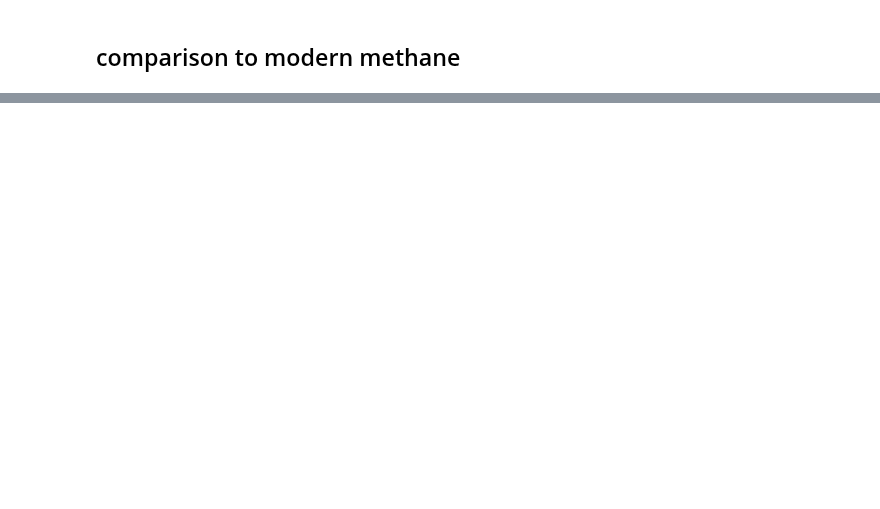
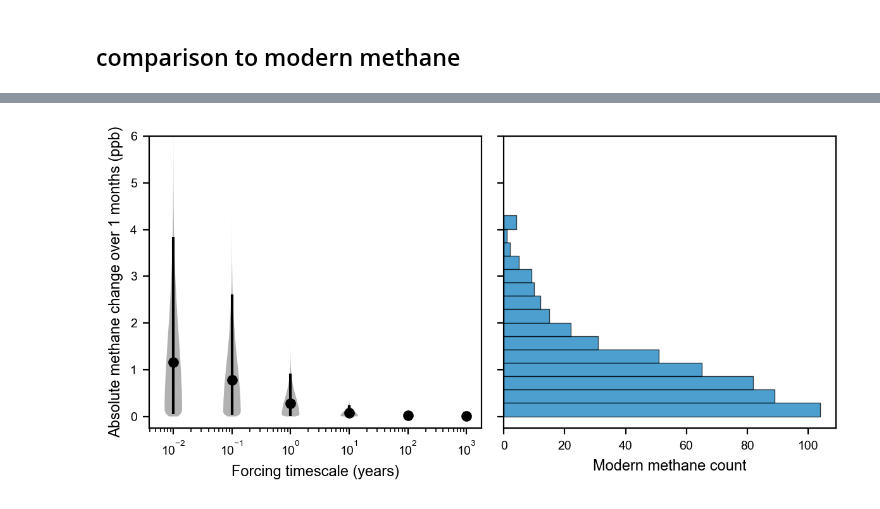
Before and after one commit to ericjmei/methane_noise_forcing, a Jupyter notebook: notebooks/annual_growth_rate.ipynb, the cells around one changed output, grey strips where cells are left out. Drawn from its saved outputs; the diff is of its cells as text; code cells hidden in the pictures; blank space fills up the shorter version.

```diff
--- a/notebooks/annual_growth_rate.ipynb
+++ b/notebooks/annual_growth_rate.ipynb
@@ -439,0 +518,95 @@ plt.tight_layout()
+# %%
+# plot change in methane over some interval against observed histogram (monthly)
+fig, axs = plt.subplots(1, 2, figsize=(fig_width_options["two_column_large"]-1, 3), sharey=True)
+axs = axs.flatten()
+ylim = (-0.25, 6)
+
+# first panel same as above, but with violin plots
+violin_width = 0.7  # adjust this to change violin width
+density_points = 256
+width_decades = 0.15   # controls violin half-width in log10 space
+alpha_fill = 0.3
+# prepare data for violin plots
+violin_data = []
+violin_positions = []
+for timescale in timescales:
+    data = noise_change_abs_monthly.ch4.sel(forcing_timescale=timescale).values.flatten() # remove any NaN values
+    data = data[~np.isnan(data)]
+    violin_data.append(data)
+    violin_positions.append(timescale)
+for x0, timescale in zip(violin_positions, timescales):
+    data = noise_change_abs_monthly.ch4.sel(forcing_timescale=timescale).values.ravel()
+    data = data[~np.isnan(data)]
+    if data.size == 0:
+        continue
+
+    # Data support (clip range)
+    dmin, dmax = np.min(data), np.max(data)
+
+    # KDE fit
+    kde = gaussian_kde(data)
+
+    # y-grid clipped to [dmin, dmax]
+    y = np.linspace(dmin, dmax, density_points)
+    v = kde(y)
+
+    # normalize density to [0, 1]
+    v = v / v.max()
+
+    # Convert density to symmetric half-width in decades
+    half_width_decades = width_decades * v
+    m = 10.0 ** half_width_decades
+
+    # Symmetric envelopes in log space
+    x_left = x0 / m
+    x_right = x0 * m
+
+    # Clip to plotting range
+    x_left = np.clip(x_left, xlim[0], xlim[1])
+    x_right = np.clip(x_right, xlim[0], xlim[1])
+
+    # Draw violin
+    axs[0].fill_betweenx(
+        y, x_left, x_right,
+        facecolor='black', edgecolor='none',
+        alpha=alpha_fill
+    )
+
+    # Overlay error bars (median + CI)
+    mean, ci_lower, ci_upper = calculate_mean_and_ci(
+        noise_change_abs_monthly.ch4.sel(forcing_timescale=timescale),
+        dim=["ensemble", "time"]
+    )
+    median = noise_change_abs_monthly.ch4.sel(forcing_timescale=timescale).median(dim=["ensemble", "time"])
+
+    axs[0].errorbar(
+        x0,
+        float(median),
+        yerr=[[float(median - ci_lower)], [float(ci_upper - median)]],
+        fmt='o',
+        markersize=5,
+        color='k',
+        zorder=10,
+    )
+axs[0].set_xscale('log')
+axs[0].set_xlabel("Forcing timescale (years)")
+axs[0].set_ylabel(f"Absolute methane change over {change_interval_months} months (ppb)")
+axs[0].set_ylim(ylim)
+
+# plot histogram of observed changes
+obs_modern_monthly["ch4_change_detrended_abs"].hist(
+    ax=axs[1],
+    bins=15,
+    density=False,
+    alpha=0.7,
+    orientation="horizontal",
+    color=colors_vibrant["blue"],
+    edgecolor='k',
+    linewidth=0.5,
+)
+axs[1].grid(False)
+axs[1].set_xlabel("Modern methane count")
+
+plt.tight_layout()
+# %% [output]
+[figure, added]
```
Also changed, not shown: parts of 10 cells of this notebook, 6 other files.
